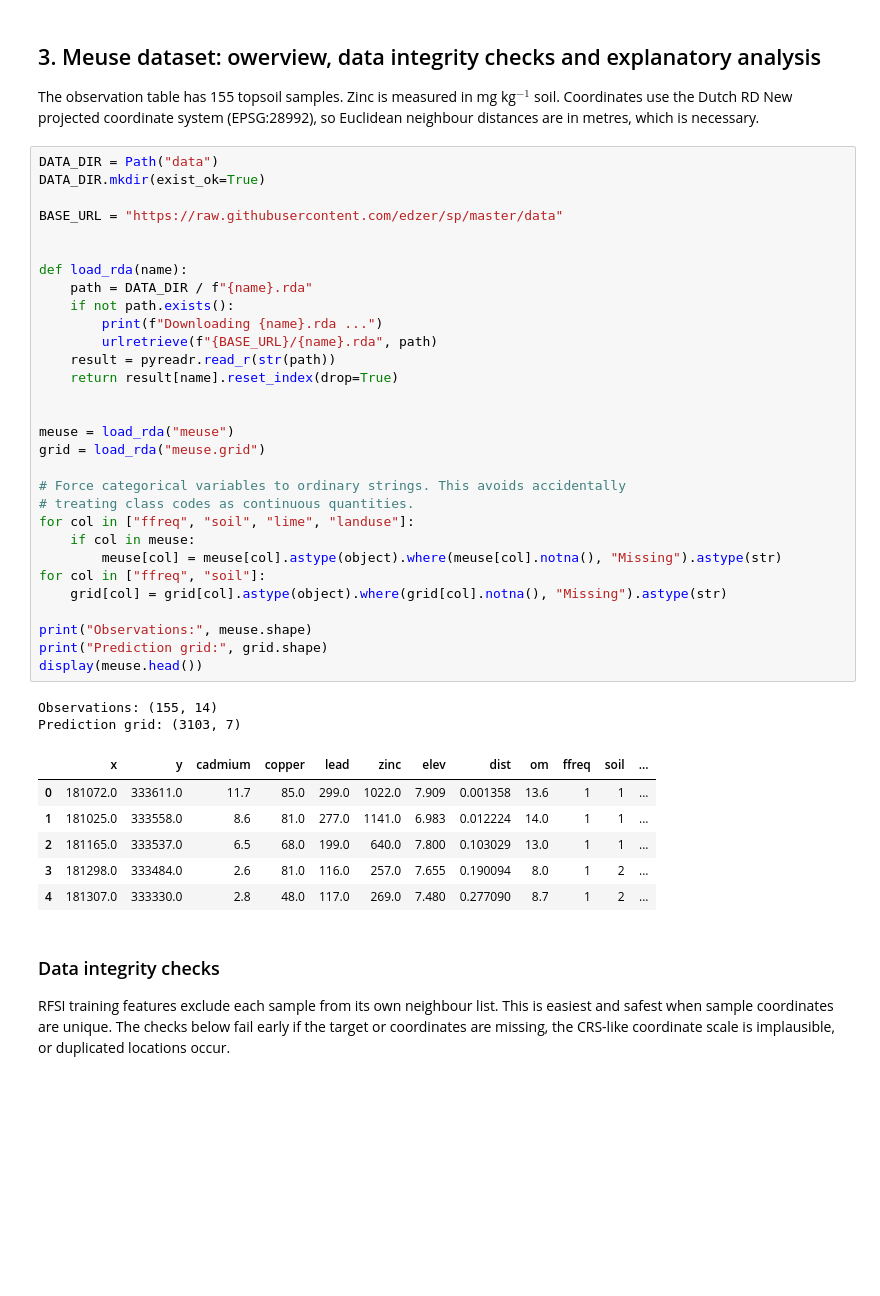
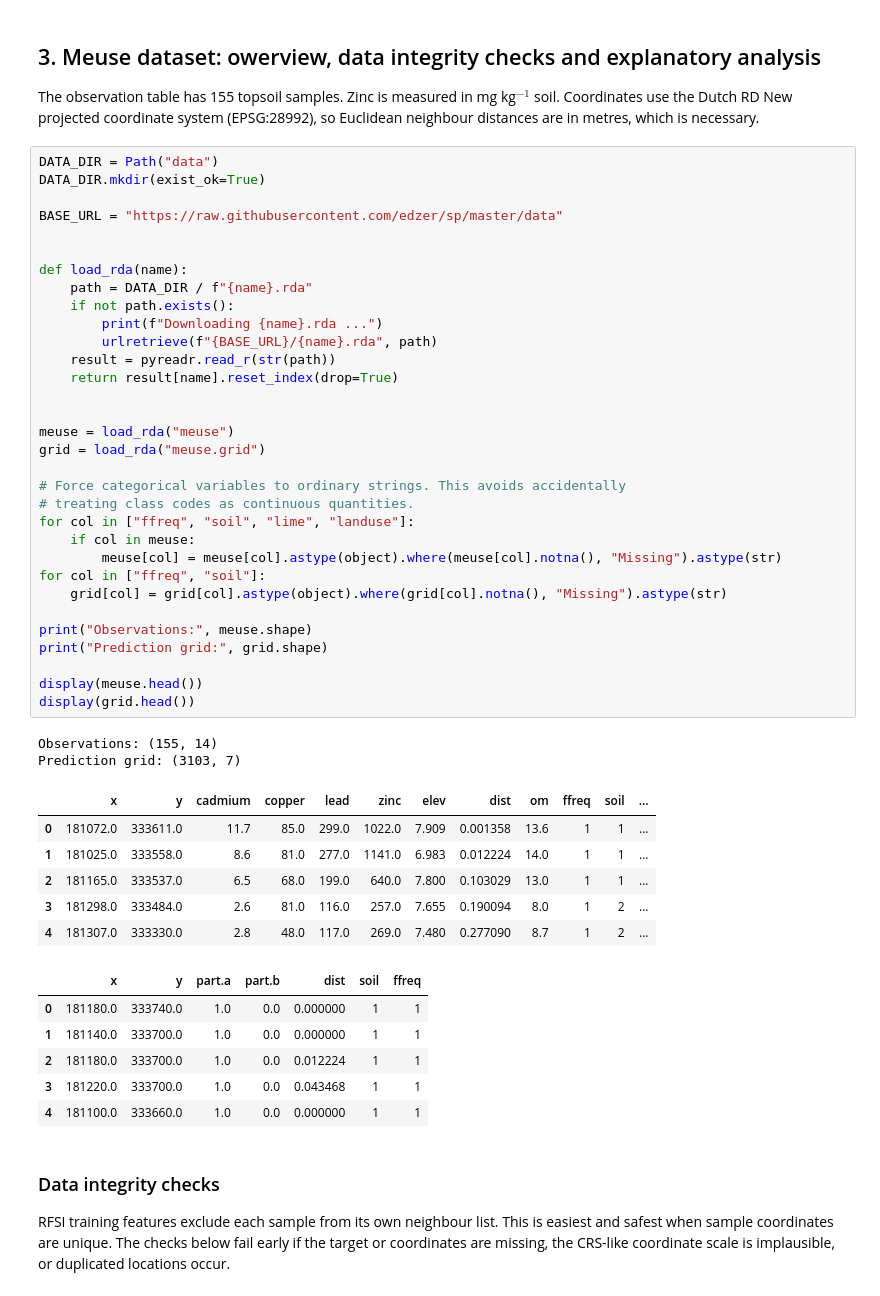
Before and after one commit to olkachalova/OpenGeoHub_Summer_School, a Jupyter notebook: RFSI_vs_RF_Meuse_Zinc_Kachalova.ipynb, the cells around one changed output. Drawn from its saved outputs; the diff is of its cells as text; blank space fills up the shorter version.

```diff
--- a/RFSI_vs_RF_Meuse_Zinc_Kachalova.ipynb
+++ b/RFSI_vs_RF_Meuse_Zinc_Kachalova.ipynb
@@ -94,33 +94,41 @@ def load_rda(name):
     if not path.exists():
         print(f"Downloading {name}.rda ...")
         urlretrieve(f"{BASE_URL}/{name}.rda", path)
     result = pyreadr.read_r(str(path))
     return result[name].reset_index(drop=True)
 
 
 meuse = load_rda("meuse")
 grid = load_rda("meuse.grid")
 
 # Force categorical variables to ordinary strings. This avoids accidentally
 # treating class codes as continuous quantities.
 for col in ["ffreq", "soil", "lime", "landuse"]:
     if col in meuse:
         meuse[col] = meuse[col].astype(object).where(meuse[col].notna(), "Missing").astype(str)
 for col in ["ffreq", "soil"]:
     grid[col] = grid[col].astype(object).where(grid[col].notna(), "Missing").astype(str)
 
 print("Observations:", meuse.shape)
 print("Prediction grid:", grid.shape)
+
 display(meuse.head())
+display(grid.head())
 # %% [output]
 Observations: (155, 14)
 Prediction grid: (3103, 7)
 |  | x | y | cadmium | copper | lead | zinc | elev | dist | om | ffreq | soil | ... |
 | 0 | 181072.0 | 333611.0 | 11.7 | 85.0 | 299.0 | 1022.0 | 7.909 | 0.001358 | 13.6 | 1 | 1 | ... |
 | 1 | 181025.0 | 333558.0 | 8.6 | 81.0 | 277.0 | 1141.0 | 6.983 | 0.012224 | 14.0 | 1 | 1 | ... |
 | 2 | 181165.0 | 333537.0 | 6.5 | 68.0 | 199.0 | 640.0 | 7.800 | 0.103029 | 13.0 | 1 | 1 | ... |
 | 3 | 181298.0 | 333484.0 | 2.6 | 81.0 | 116.0 | 257.0 | 7.655 | 0.190094 | 8.0 | 1 | 2 | ... |
 | 4 | 181307.0 | 333330.0 | 2.8 | 48.0 | 117.0 | 269.0 | 7.480 | 0.277090 | 8.7 | 1 | 2 | ... |
+|  | x | y | part.a | part.b | dist | soil | ffreq |
+| 0 | 181180.0 | 333740.0 | 1.0 | 0.0 | 0.000000 | 1 | 1 |
+| 1 | 181140.0 | 333700.0 | 1.0 | 0.0 | 0.000000 | 1 | 1 |
+| 2 | 181180.0 | 333700.0 | 1.0 | 0.0 | 0.012224 | 1 | 1 |
+| 3 | 181220.0 | 333700.0 | 1.0 | 0.0 | 0.043468 | 1 | 1 |
+| 4 | 181100.0 | 333660.0 | 1.0 | 0.0 | 0.000000 | 1 | 1 |
 # %% [markdown]
 ### Data integrity checks
 
```
